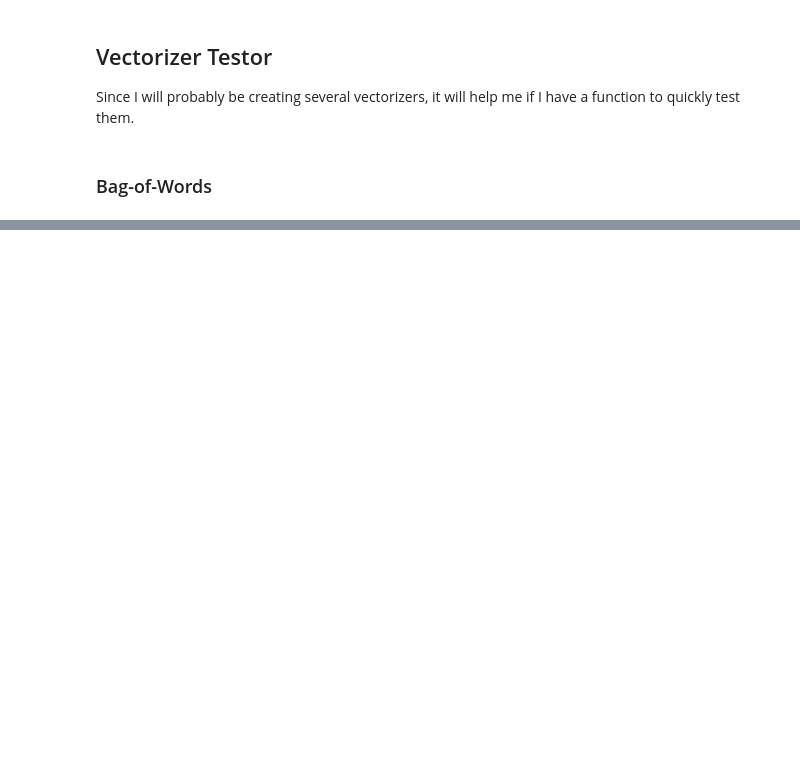
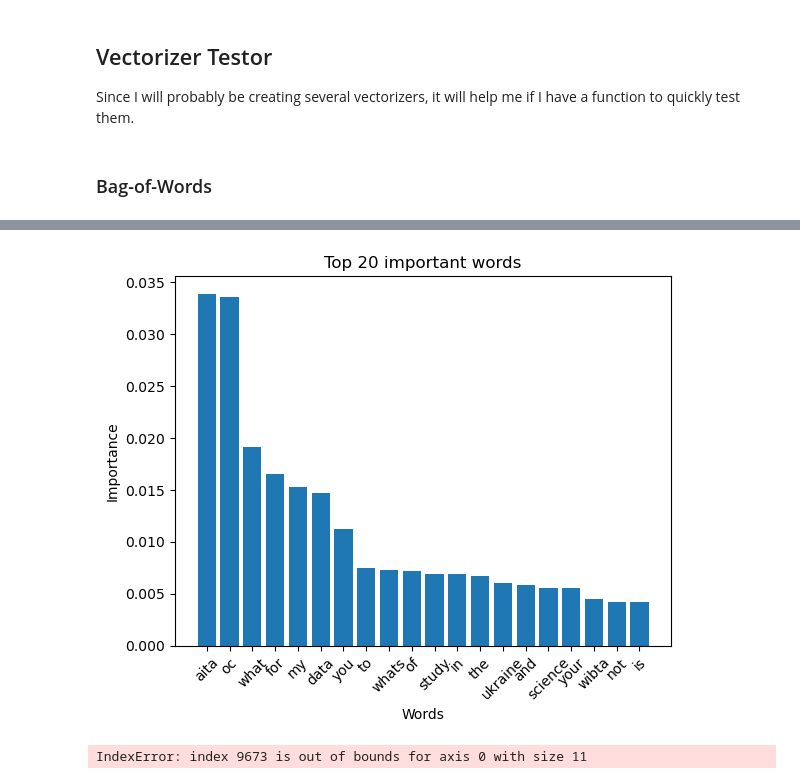
Before and after one commit to rainonej/Reddit-Projects, a Jupyter notebook: Vectorizers.ipynb, the cells around one changed output, grey strips where cells are left out. Drawn from its saved outputs; the diff is of its cells as text; code cells hidden in the pictures; blank space fills up the shorter version.

```diff
--- a/Vectorizers.ipynb
+++ b/Vectorizers.ipynb
@@ -62,0 +259,56 @@ NameError: name 'Embedding' is not defined
+# %%
+import matplotlib.pyplot as plt
+
+# Get the top N words and their importances
+num_words = 20
+top_N_words = word_list[:num_words]
+top_N_importances = importances[top_100][:num_words]
+
+# Create a bar chart
+plt.bar(top_N_words, top_N_importances)
+
+# Add labels and title
+plt.xlabel("Words")
+plt.ylabel("Importance")
+plt.title(f"Top {num_words} important words")
+
+# Rotate the x-axis labels
+plt.xticks(rotation=45)
+
+# Show the graph
+plt.show()
+# %% [output]
+[figure, added]
+# %%
+from sklearn.svm import LinearSVC
+
+# Initialize the LinearSVC
+clf = LinearSVC(C=0.1, penalty="l1", dual=False)
+
+# Fit the classifier to the data
+clf.fit(X_train_vectors, obj.Y_train)
+
+# Get feature importances
+importances = np.abs(clf.coef_)
+
+# Get the index of the top N features
+top_N = np.argsort(importances)[::-1][:num_words]
+
+# Get the feature names of the top N features
+top_N_words = X_train_vectors.columns[top_N]
+
+# Create a bar chart
+plt.bar(top_N_words, importances[top_N])
+
+# Add labels and title
+plt.xlabel("Words")
+plt.ylabel("Importance")
+plt.title(f"Top {num_words} important words")
+
+# Rotate the x-axis labels
+plt.xticks(rotation=45)
+
+# Show the graph
+plt.show()
+# %% [output]
+IndexError: index 9673 is out of bounds for axis 0 with size 11
```
Also changed, not shown: parts of 27 cells of this notebook, 2 other files.
